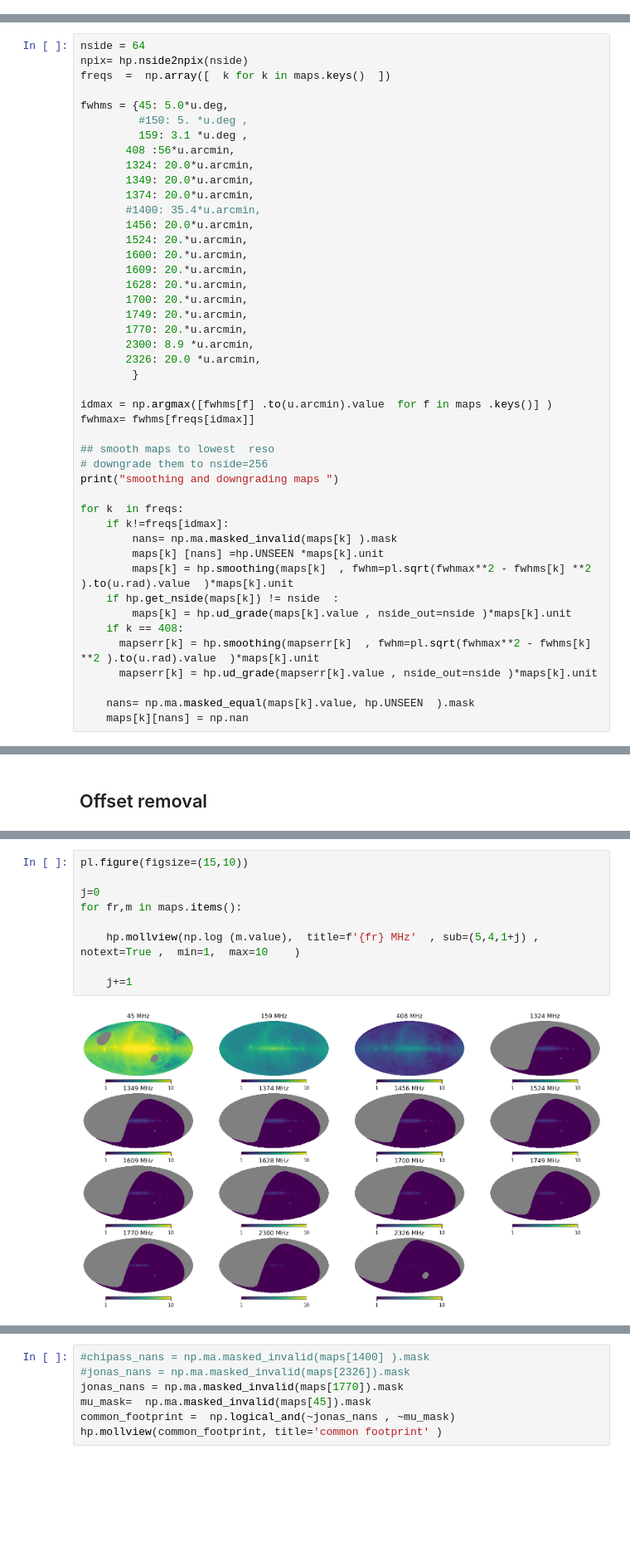
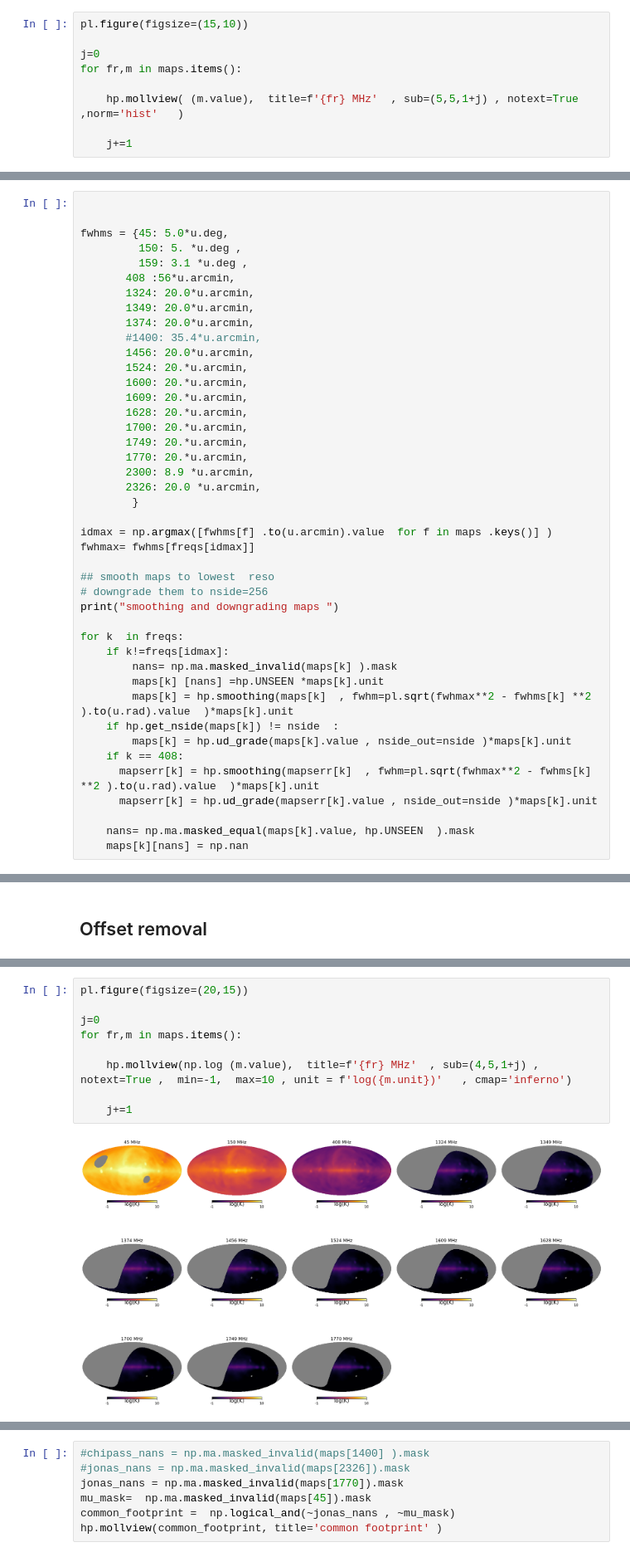
Before and after one commit to giuspugl/fitting_synchrotron, a Jupyter notebook: coarse_parameters_southern.ipynb, the cells around one changed output, grey strips where cells are left out. Shown at 83% size. Saved outputs shown, nothing was run; the diff lists cells and outputs as text; blank space fills up the shorter version.

```diff
--- a/coarse_parameters_southern.ipynb
+++ b/coarse_parameters_southern.ipynb
@@ -407,0 +435,9 @@ reading lambda_23de_hea.fits
+# %%
+pl.figure(figsize=(15,10))
+
+j=0
+for fr,m in maps.items():
+
+    hp.mollview( (m.value),  title=f'{fr} MHz'  , sub=(5,5,1+j) , notext=True ,norm='hist'   )
+
+    j+=1
@@ -408,10 +446,8 @@ reading lambda_23de_hea.fits
 # %%
-nside = 64
-npix= hp.nside2npix(nside)
-freqs  =  np.array([  k for k in maps.keys()  ])
+
 
 fwhms = {45: 5.0*u.deg,
-         #150: 5. *u.deg ,
+         150: 5. *u.deg ,
          159: 3.1 *u.deg ,
        408 :56*u.arcmin,
        1324: 20.0*u.arcmin,
@@ -531,11 +597,11 @@ offset_file.close()
 # %%
-pl.figure(figsize=(15,10))
+pl.figure(figsize=(20,15))
 
 j=0
 for fr,m in maps.items():
 
-    hp.mollview(np.log (m.value),  title=f'{fr} MHz'  , sub=(5,4,1+j) , notext=True ,  min=1,  max=10    )
+    hp.mollview(np.log (m.value),  title=f'{fr} MHz'  , sub=(4,5,1+j) , notext=True ,  min=-1,  max=10 , unit = f'log({m.unit})'   , cmap='inferno')
 
     j+=1
 # %% [output]
-[figure, old version]
+[figure, new version]
```
Also changed, not shown: parts of 7 cells of this notebook, 2 other files.
